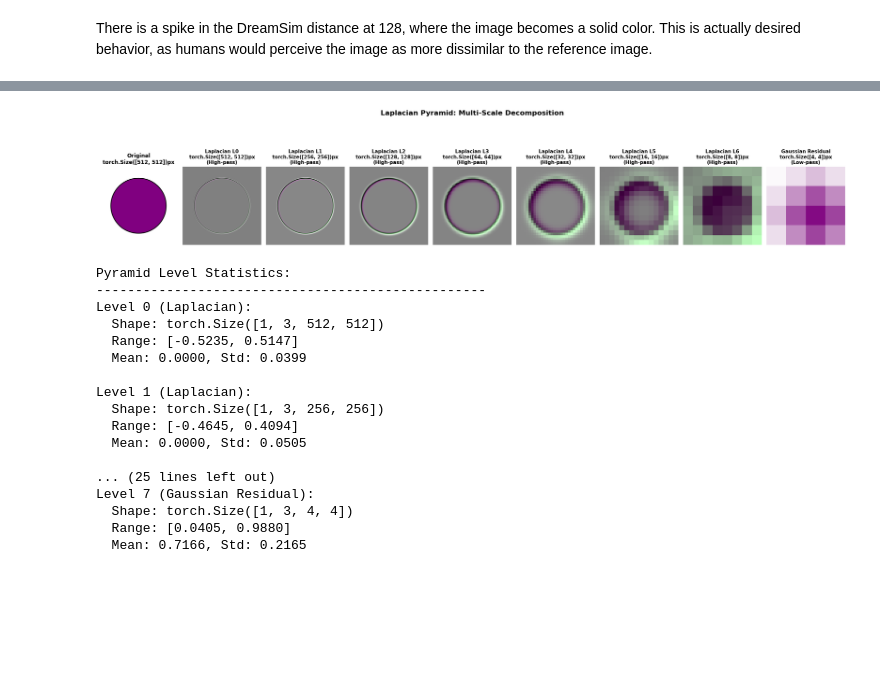
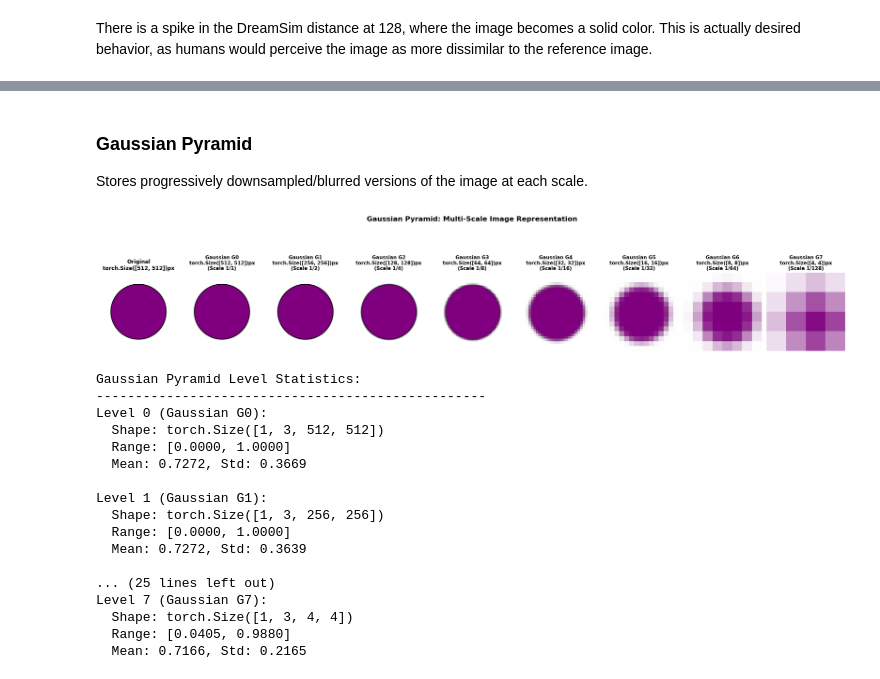
Before and after one commit to darknoon/prefix-rl, a Jupyter notebook: nb/image_distance.ipynb, the cells around one changed output, grey strips where cells are left out. Saved outputs shown, nothing was run; the diff lists cells and outputs as text; code cells hidden in the pictures; blank space fills up the shorter version.

Commit message:
gaussian with some weighting makes some kind of sense, still not seeing anything more promising here than l2

```diff
--- a/nb/image_distance.ipynb
+++ b/nb/image_distance.ipynb
@@ -255,7 +259,10 @@ Visualize the hierarchical structure of the Laplacian pyramid as a tree, showing
+# %% [markdown]
+### Gaussian Pyramid
+Stores progressively downsampled/blurred versions of the image at each scale.
 # %%
-def visualize_laplacian_pyramid_horizontal(img, levels=4, figsize=(18, 6), padding_mode="reflect"):
+def visualize_gaussian_pyramid_horizontal(img, levels=4, figsize=(18, 6), padding_mode="reflect"):
     """
-    Visualize the Laplacian pyramid in a simple horizontal row layout.
+    Visualize the Gaussian pyramid in a simple horizontal row layout.
     All images are displayed at the same size for easy comparison.
 
     Args:
@@ -270,10 +277,10 @@ def visualize_laplacian_pyramid_horizontal(img, levels=4, figsize=(18, 6), paddi
     else:
         img_tensor = img
 
-    # Compute Laplacian pyramid with configurable padding
-    pyramid = laplacian_pyramid(img_tensor, levels=levels, padding_mode=padding_mode)
+    # Compute Gaussian pyramid with configurable padding
+    pyramid = gaussian_pyramid(img_tensor, levels=levels, padding_mode=padding_mode)
 
-    # Create horizontal subplot layout: Original + Laplacian levels + Gaussian residual
+    # Create horizontal subplot layout: Original + Gaussian levels
     n_plots = 1 + len(pyramid)  # Original + all pyramid levels
     fig, axes = plt.subplots(1, n_plots, figsize=figsize)
 
@@ -286,84 +293,62 @@ def visualize_laplacian_pyramid_horizontal(img, levels=4, figsize=(18, 6), paddi
     axes[0].set_title(f"Original\n{img_tensor.shape[-2:]}px", fontsize=12, fontweight='bold')
     axes[0].axis('off')
 
-    # Laplacian levels and Gaussian residual
-    colors = ['red', 'orange', 'green', 'blue', 'purple', 'brown', 'pink', 'gray']
-
     for i, level in enumerate(pyramid):
         ax_idx = i + 1
         level_np = level.squeeze().permute(1, 2, 0).detach().cpu().numpy()
 
-        if i < len(pyramid) - 1:  # Laplacian levels
-            # Normalize for better visualization
-            level_np = (level_np - level_np.min()) / (level_np.max() - level_np.min() + 1e-8)
-            axes[ax_idx].imshow(level_np, cmap='RdBu_r')
-            axes[ax_idx].set_title(f"Laplacian L{i}\n{level.shape[-2:]}px\n(High-pass)",
-                                 fontsize=11, fontweight='bold')
-            # Add colored border
-            color = colors[i % len(colors)]
-            for spine in axes[ax_idx].spines.values():
-                spine.set_edgecolor(color)
-                spine.set_linewidth(3)
-                spine.set_visible(True)
-        else:  # Gaussian residual
-            axes[ax_idx].imshow(level_np)
-            axes[ax_idx].set_title(f"Gaussian Residual\n{level.shape[-2:]}px\n(Low-pass)",
-                                 fontsize=11, fontweight='bold')
-            # Add border for residual
-            for spine in axes[ax_idx].spines.values():
-                spine.set_edgecolor('darkblue')
-                spine.set_linewidth(3)
-                spine.set_visible(True)
+        # Display the actual Gaussian level (no normalization needed)
+        axes[ax_idx].imshow(level_np)
+        axes[ax_idx].set_title(f"Gaussian G{i}\n{level.shape[-2:]}px\n(Scale 1/{2**i})",
+                             fontsize=11, fontweight='bold')
 
         axes[ax_idx].axis('off')
 
-    plt.suptitle("Laplacian Pyramid: Multi-Scale Decomposition",
+    plt.suptitle("Gaussian Pyramid: Multi-Scale Image Representation",
                 fontsize=16, fontweight='bold')
     plt.tight_layout()
 
     return fig, pyramid
 
-# Test the visualization with a circle
+# Test the visualization with the same circle
 svg = make_circle(r=180, fill="purple", stroke_width=5)
 img, _, _ = rasterize_svg(svg)
 
-# Use more levels to get down to ~4x4 residual
-# 512 -> 256 -> 128 -> 64 -> 32 -> 16 -> 8 -> 4
-fig, pyramid_data = visualize_laplacian_pyramid_horizontal(img, levels=8, figsize=(24, 6))
+# Use same number of levels as Laplacian for comparison
+fig, gaussian_pyramid_data = visualize_gaussian_pyramid_horizontal(img, levels=8, figsize=(24, 6))
 plt.show()
 
 # Print pyramid statistics
-print("Pyramid Level Statistics:")
+print("Gaussian Pyramid Level Statistics:")
 print("-" * 50)
-for i, level in enumerate(pyramid_data):
-    level_type = "Laplacian" if i < len(pyramid_data) - 1 else "Gaussian Residual"
+for i, level in enumerate(gaussian_pyramid_data):
     shape = level.shape
     min_val = level.min().item()
     max_val = level.max().item()
     mean_val = level.mean().item()
     std_val = level.std().item()
 
-    print(f"Level {i} ({level_type}):")
+    print(f"Level {i} (Gaussian G{i}):")
     print(f"  Shape: {shape}")
     print(f"  Range: [{min_val:.4f}, {max_val:.4f}]")
     print(f"  Mean: {mean_val:.4f}, Std: {std_val:.4f}")
     print()
 # %% [output]
-[figure, old version]
+[figure, new version]
-Pyramid Level Statistics:
+Gaussian Pyramid Level Statistics:
 --------------------------------------------------
-Level 0 (Laplacian):
+Level 0 (Gaussian G0):
   Shape: torch.Size([1, 3, 512, 512])
-  Range: [-0.5235, 0.5147]
-  Mean: 0.0000, Std: 0.0399
+  Range: [0.0000, 1.0000]
+  Mean: 0.7272, Std: 0.3669
 
-Level 1 (Laplacian):
+Level 1 (Gaussian G1):
   Shape: torch.Size([1, 3, 256, 256])
-  Range: [-0.4645, 0.4094]
-  Mean: 0.0000, Std: 0.0505
+  Range: [0.0000, 1.0000]
+  Mean: 0.7272, Std: 0.3639
 
 ... (25 lines left out)
-Level 7 (Gaussian Residual):
+Level 7 (Gaussian G7):
   Shape: torch.Size([1, 3, 4, 4])
   Range: [0.0405, 0.9880]
   Mean: 0.7166, Std: 0.2165
```
Also changed, not shown: parts of 10 cells of this notebook, 2 other files.
